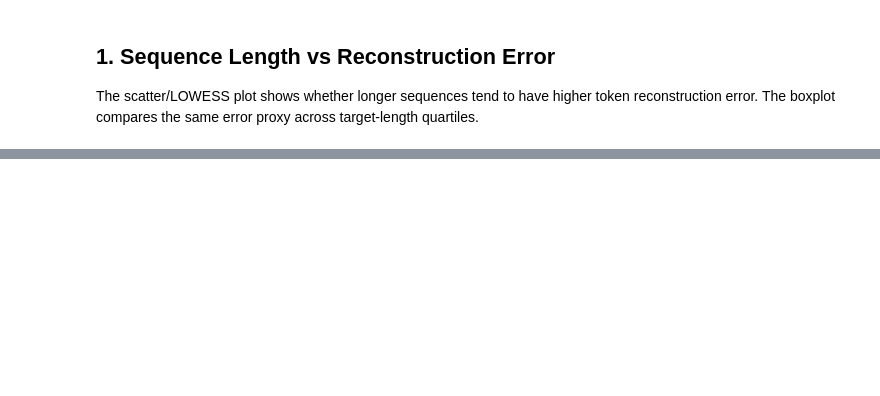
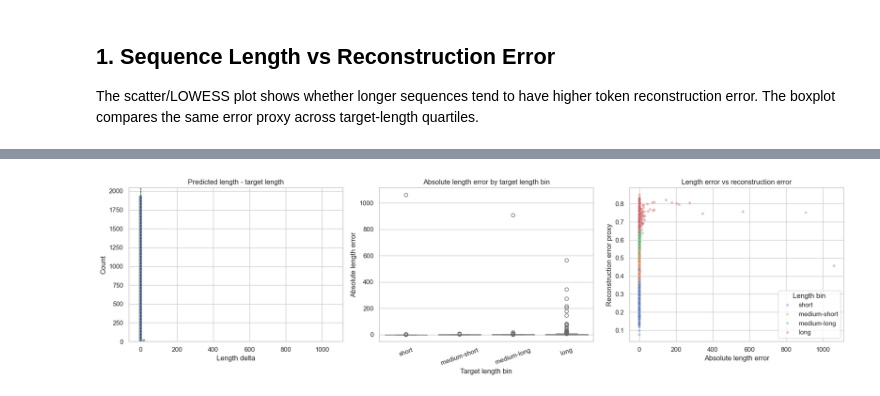
Before and after one commit to Jschechter18/protein-sequence-augmentation, a Jupyter notebook: Code/notebooks/checkpoint_analysis.ipynb, the cells around one changed output, grey strips where cells are left out. Drawn from its saved outputs; the diff is of its cells as text; code cells hidden in the pictures; blank space fills up the shorter version.

```diff
--- a/Code/notebooks/checkpoint_analysis.ipynb
+++ b/Code/notebooks/checkpoint_analysis.ipynb
@@ -360,0 +413,47 @@ Overall token error rate from aligned target positions: 0.815
+# %%
+length_error_df = results.copy()
+length_error_df["length_error_type"] = np.select(
+    [
+        length_error_df["length_delta"] < 0,
+        length_error_df["length_delta"] == 0,
+        length_error_df["length_delta"] > 0,
+    ],
+    ["shorter_than_target", "exact_length", "longer_than_target"],
+    default="unknown",
+)
+
+length_error_df["large_length_error"] = (
+    length_error_df["abs_length_delta"] >= 0.10 * length_error_df["target_length"]
+)
+# %%
+fig, axes = plt.subplots(1, 3, figsize=(18, 5))
+
+sns.histplot(data=length_error_df, x="length_delta", bins=60, ax=axes[0])
+axes[0].axvline(0, color="black", linestyle="--", linewidth=1)
+axes[0].set_title("Predicted length - target length")
+axes[0].set_xlabel("Length delta")
+
+sns.boxplot(data=length_error_df, x="length_bin", y="abs_length_delta", ax=axes[1], color="#fc8d62")
+axes[1].set_title("Absolute length error by target length bin")
+axes[1].set_xlabel("Target length bin")
+axes[1].set_ylabel("Absolute length error")
+axes[1].tick_params(axis="x", rotation=20)
+
+sns.scatterplot(
+    data=length_error_df,
+    x="abs_length_delta",
+    y="reconstruction_error",
+    hue="length_bin",
+    alpha=0.35,
+    s=22,
+    ax=axes[2],
+)
+axes[2].set_title("Length error vs reconstruction error")
+axes[2].set_xlabel("Absolute length error")
+axes[2].set_ylabel("Reconstruction error proxy")
+axes[2].legend(title="Length bin")
+
+plt.tight_layout()
+plt.show()
+# %% [output]
+[figure, added]
```
Also changed, not shown: parts of 25 cells of this notebook, 8 other files.
